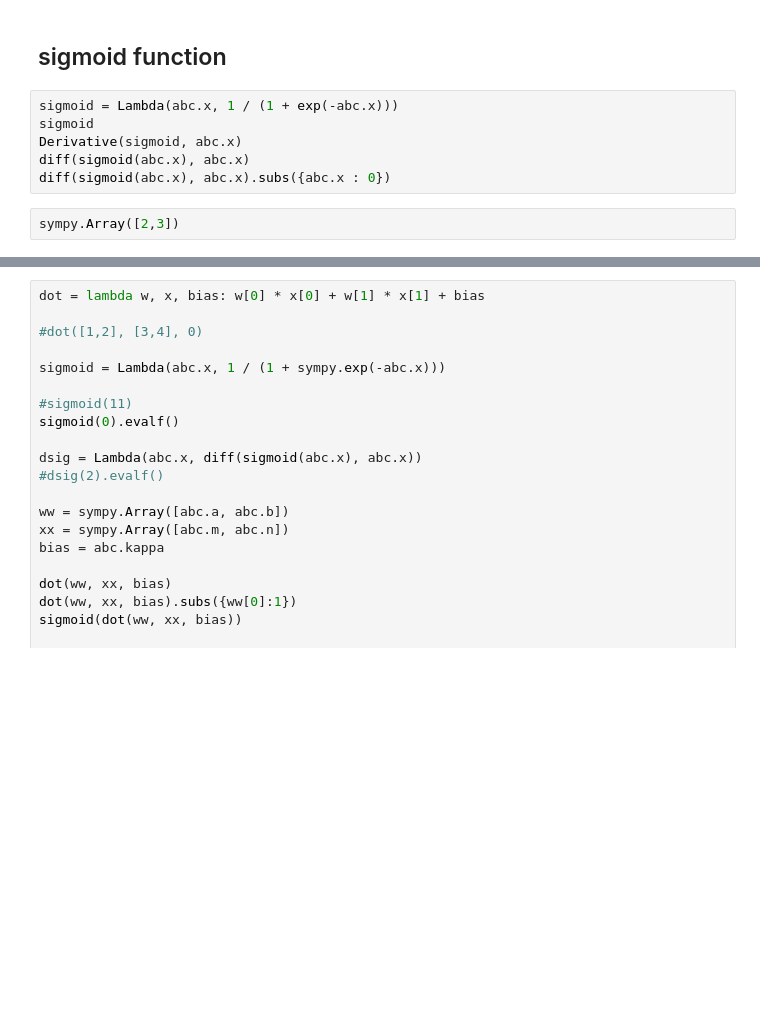
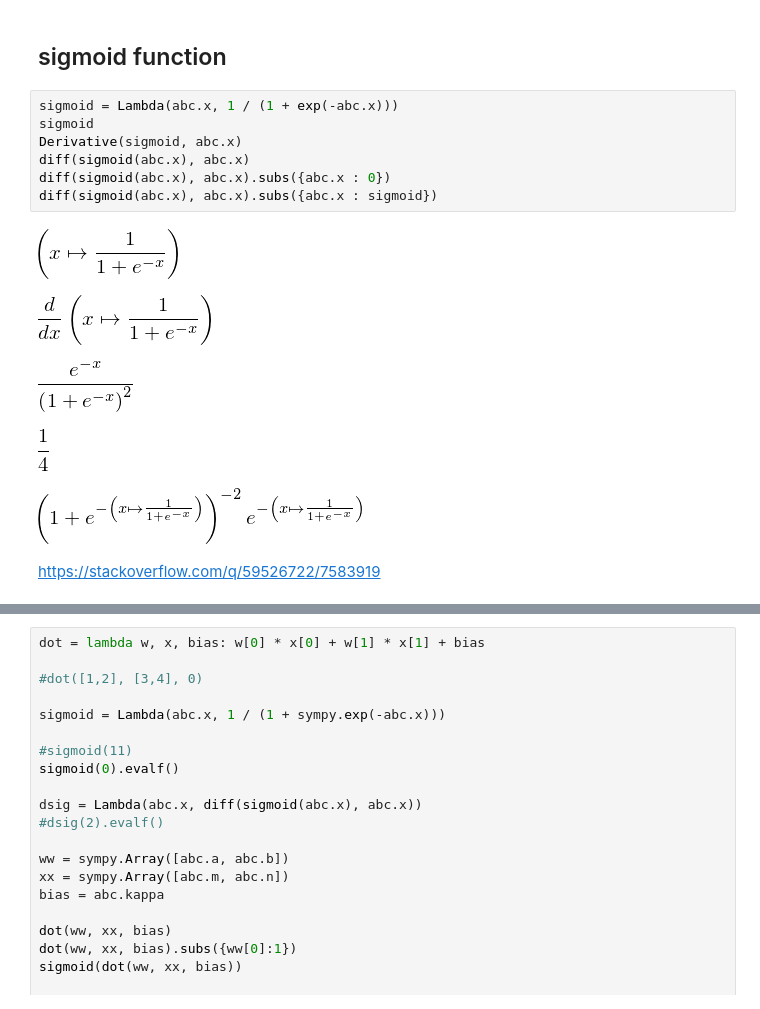
Before and after one commit to ComplicatedPhenomenon/IPython_training, a Jupyter notebook: SciPy/scipy/SymbolicComputation.ipynb, the cells around one changed output, grey strips where cells are left out. Cells and saved outputs as stored; diff of their text form; blank space fills up the shorter version.

```diff
--- a/SciPy/scipy/SymbolicComputation.ipynb
+++ b/SciPy/scipy/SymbolicComputation.ipynb
@@ -59,8 +83,15 @@ diff(sin(x) * cos(y), x, 2, y, 2)
 # %%
 sigmoid = Lambda(abc.x, 1 / (1 + exp(-abc.x)))
 sigmoid
 Derivative(sigmoid, abc.x)
 diff(sigmoid(abc.x), abc.x)
 diff(sigmoid(abc.x), abc.x).subs({abc.x : 0})
+diff(sigmoid(abc.x), abc.x).subs({abc.x : sigmoid})
+# %% [output]
+[figure, added]
+[figure, added]
+[figure, added]
+[figure, added]
+[figure, added]
-# %%
-sympy.Array([2,3])
+# %% [markdown]
+https://stackoverflow.com/q/59526722/7583919
```
Also changed, not shown: parts of 10 cells of this notebook, 3 other files.
